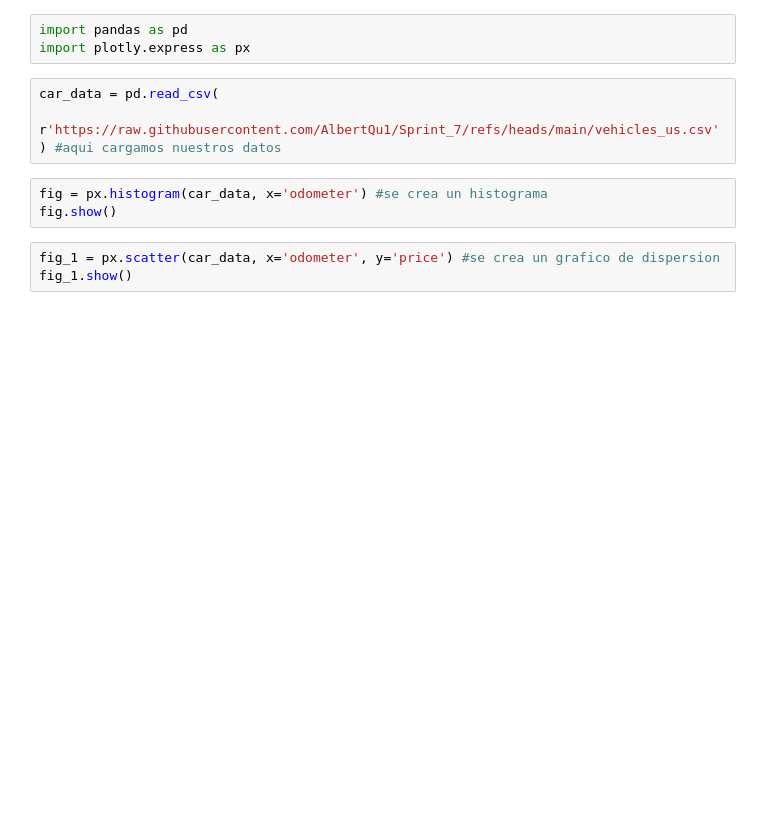
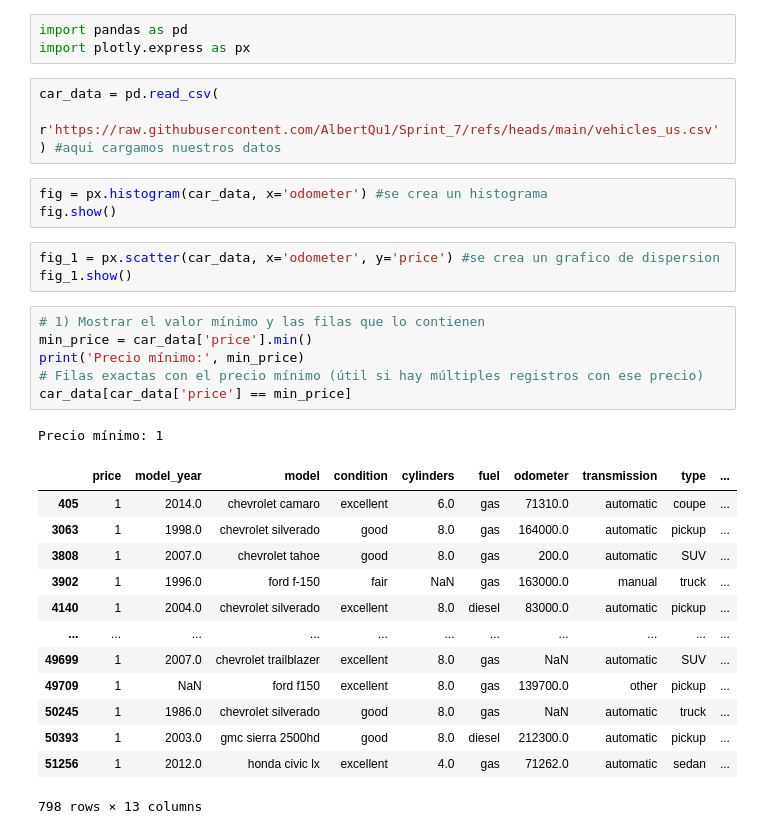
Before and after one commit to AlbertQu1/Sprint_7, a Jupyter notebook: Notebooks/EDA.ipynb, the cells around one changed output. Saved outputs shown, nothing was run; the diff lists cells and outputs as text; blank space fills up the shorter version.

```diff
--- a/Notebooks/EDA.ipynb
+++ b/Notebooks/EDA.ipynb
@@ -10,3 +10,24 @@ fig.show()
 # %%
 fig_1 = px.scatter(car_data, x='odometer', y='price') #se crea un grafico de dispersion
 fig_1.show()
+# %%
+# 1) Mostrar el valor mínimo y las filas que lo contienen
+min_price = car_data['price'].min()
+print('Precio mínimo:', min_price)
+# Filas exactas con el precio mínimo (útil si hay múltiples registros con ese precio)
+car_data[car_data['price'] == min_price]
+# %% [output]
+Precio mínimo: 1
+|  | price | model_year | model | condition | cylinders | fuel | odometer | transmission | type | ... |
+| 405 | 1 | 2014.0 | chevrolet camaro | excellent | 6.0 | gas | 71310.0 | automatic | coupe | ... |
+| 3063 | 1 | 1998.0 | chevrolet silverado | good | 8.0 | gas | 164000.0 | automatic | pickup | ... |
+| 3808 | 1 | 2007.0 | chevrolet tahoe | good | 8.0 | gas | 200.0 | automatic | SUV | ... |
+| 3902 | 1 | 1996.0 | ford f-150 | fair | NaN | gas | 163000.0 | manual | truck | ... |
+| 4140 | 1 | 2004.0 | chevrolet silverado | excellent | 8.0 | diesel | 83000.0 | automatic | pickup | ... |
+| ... | ... | ... | ... | ... | ... | ... | ... | ... | ... | ... |
+| 49699 | 1 | 2007.0 | chevrolet trailblazer | excellent | 8.0 | gas | NaN | automatic | SUV | ... |
+| 49709 | 1 | NaN | ford f150 | excellent | 8.0 | gas | 139700.0 | other | pickup | ... |
+| 50245 | 1 | 1986.0 | chevrolet silverado | good | 8.0 | gas | NaN | automatic | truck | ... |
+| 50393 | 1 | 2003.0 | gmc sierra 2500hd | good | 8.0 | diesel | 212300.0 | automatic | pickup | ... |
+| 51256 | 1 | 2012.0 | honda civic lx | excellent | 4.0 | gas | 71262.0 | automatic | sedan | ... |
+798 rows × 13 columns
```
Also changed, not shown: parts of 1 cell of this notebook, 1 other file.
